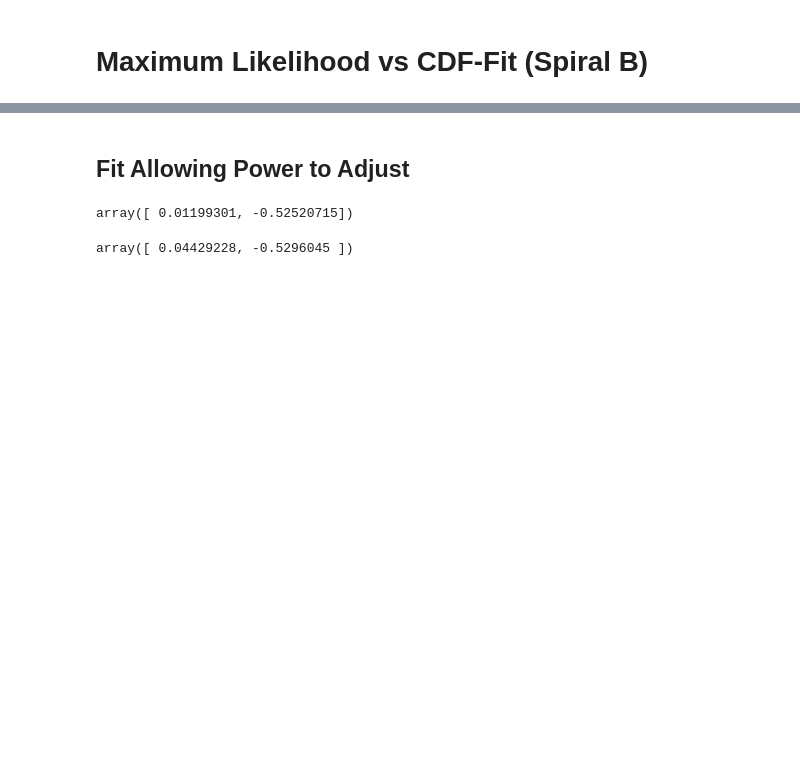
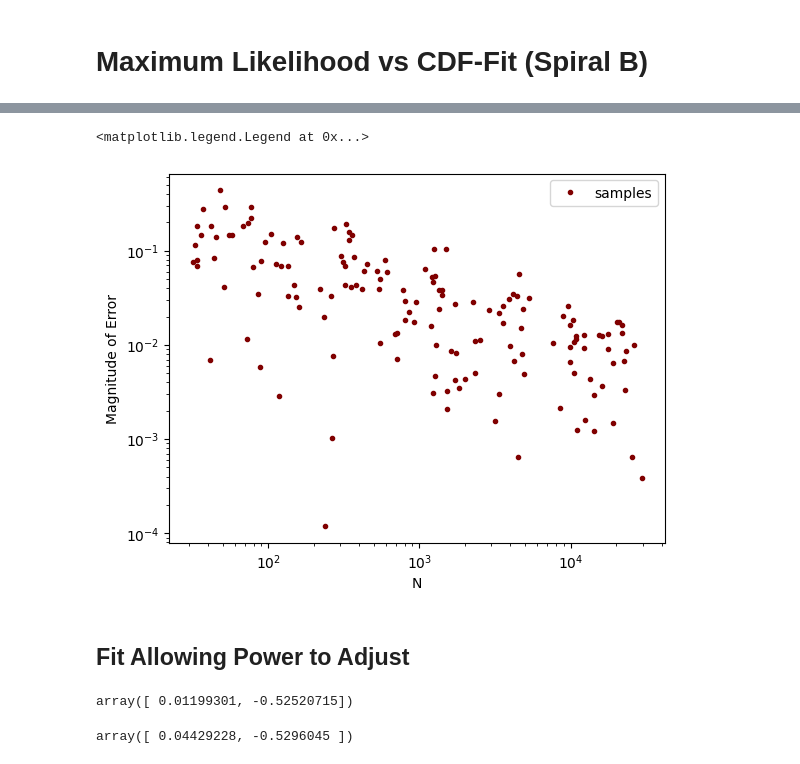
Before and after one commit to DesignToolInvestor/ManetSim, a Jupyter notebook: 2dDist/Worksheets/ml_vs_cdf_fit_b.ipynb, the cells around one changed output, grey strips where cells are left out. Cells and saved outputs as stored; diff of their text form; code cells hidden in the pictures; blank space fills up the shorter version.

```diff
--- a/2dDist/Worksheets/ml_vs_cdf_fit_b.ipynb
+++ b/2dDist/Worksheets/ml_vs_cdf_fit_b.ipynb
@@ -64,9 +54,0 @@ def CdfEst(samp):
-# %%
-mleEst = []
-cdfEst = []
-
-for n in nL:
-	samp = np.array(np.float32(dist.GenSamp(aTrue)))
-
-	mleEst.append(MleEst(samp))
-	cdfEst.append(CdfEst(samp))
@@ -77,6 +54,0 @@ data = [eval(l) for l in lines]
-# %%
-sampInfo,mleInfo,cdfInfo = UnZip(data)
-
-nL,_,_ = UnZip(sampInfo)
-mleEst,_ = UnZip(mleInfo)
-cdfEst,_ = UnZip(cdfInfo)
@@ -94,0 +100,8 @@ cdfLogErr = tuple(log(e) for e in cdfErrAbs)
+# %%
+mleEst = []
+
+for n in nL:
+  samp = np.array(tuple(dist.GenSamp(aTrue) for _ in range(n)))
+
+  mEst = MleEst(samp)
+  mleEst.append(mEst)
@@ -95,3 +126,21 @@ cdfLogErr = tuple(log(e) for e in cdfErrAbs)
+# %%
+mleErr = [aEst - aTrue for aEst in mleEst]
+# %%
+plot.loglog(nL, mleErr, '.', color='maroon', label='samples')
+
+# nGrid = LogGrid1(nMin,nMax, nPlot)
+#
+# a0,a1 = mleParam
+# fitGrid = [exp(a0) * n**a1 for n in nGrid]
+# text = f'{exp(a0):.2f} / n^{-a1:.3f}'
+# plot.loglog(nGrid, fitGrid, c='blue', label=text)
+
+plot.xlabel('N')
+plot.ylabel('Magnitude of Error')
+plot.legend()
+# %% [output]
+<matplotlib.legend.Legend at 0x...>
+[figure, added]
 # %% [markdown]
 ## Fit Allowing Power to Adjust
 # %%
```
Also changed, not shown: parts of 25 cells of this notebook.
